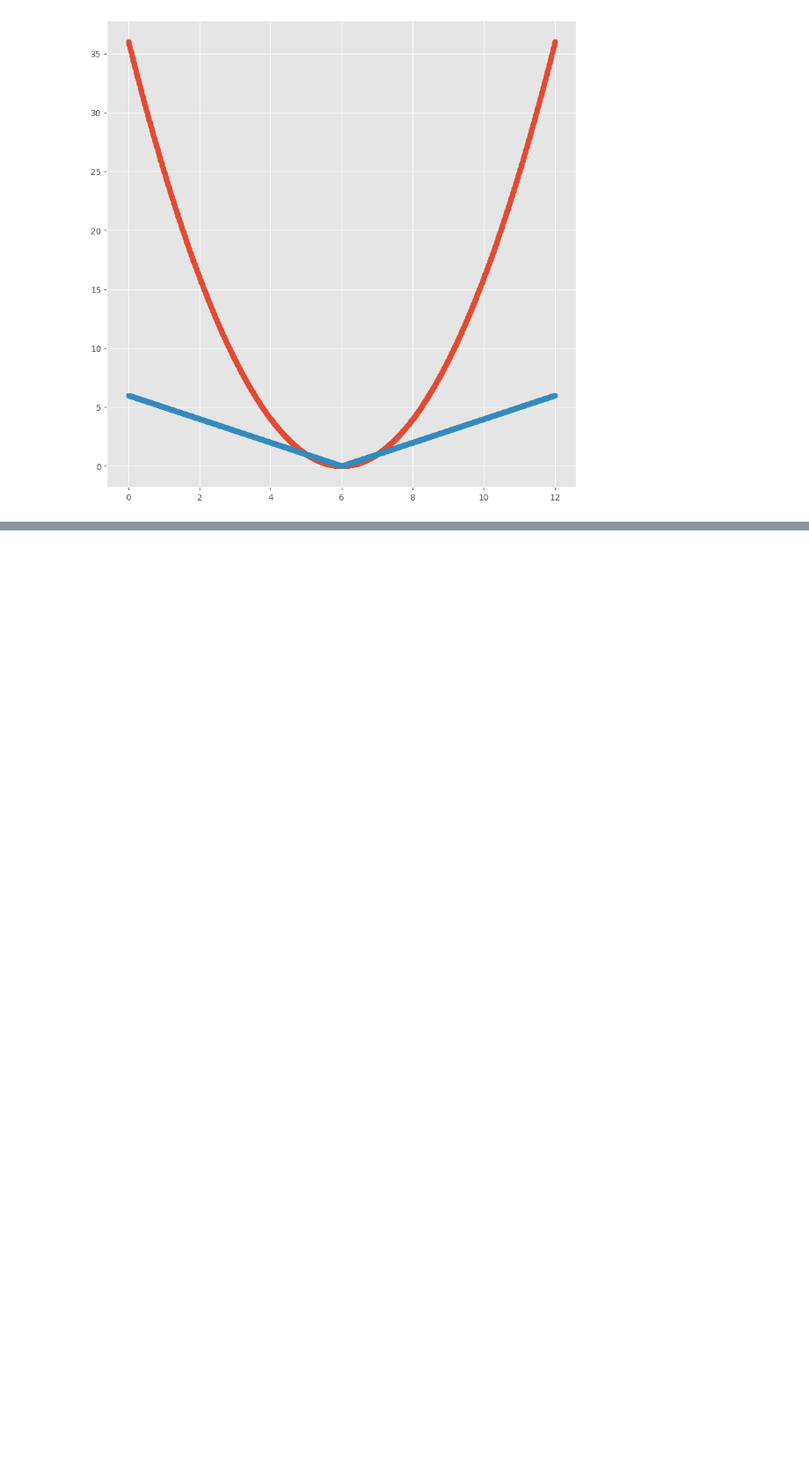
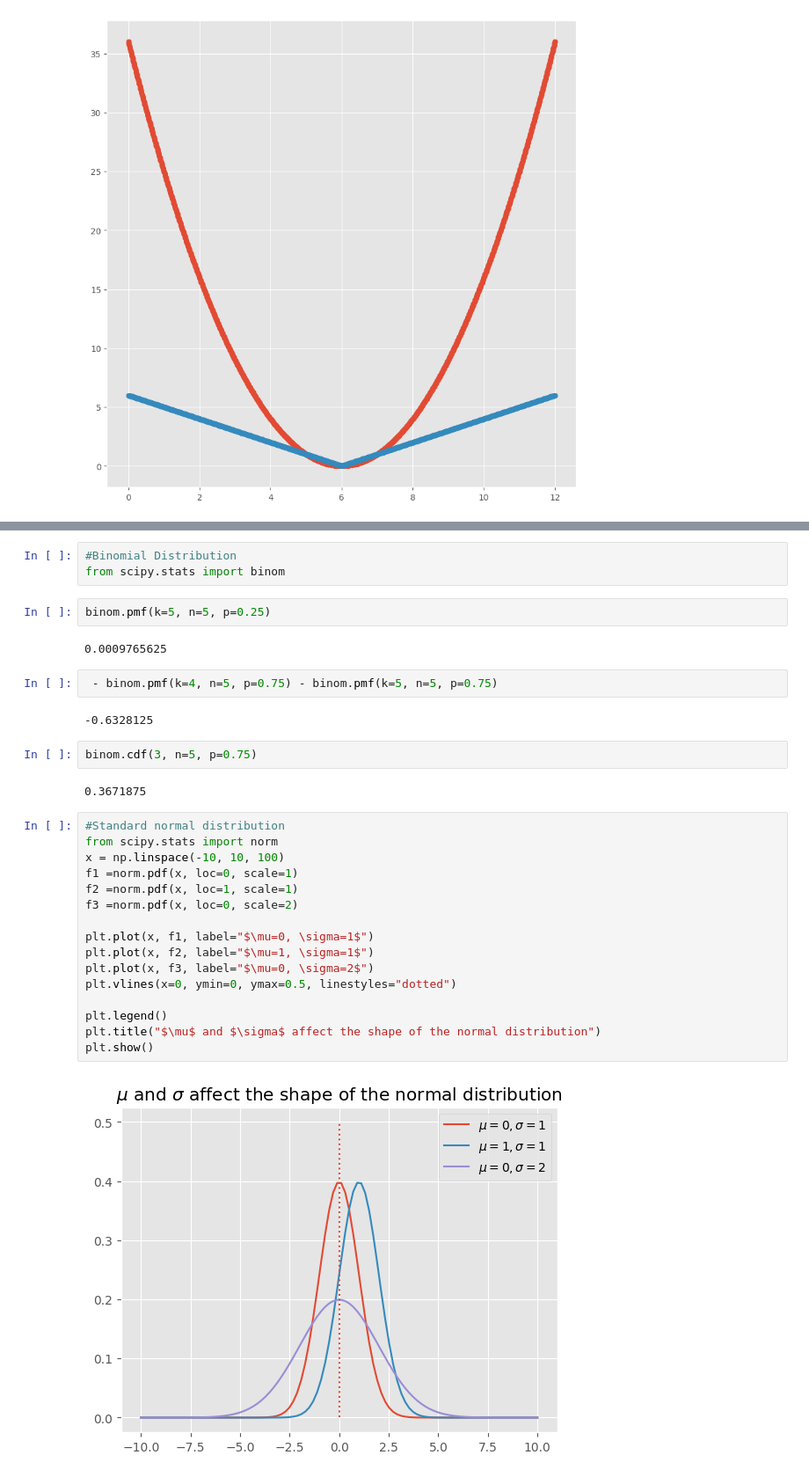
Before and after one commit to dikshithakalva/IIIT-H, a Jupyter notebook: Probability_and_Statistics.ipynb, the cells around one changed output, grey strips where cells are left out. Shown at 88% size. Cells and saved outputs as stored; diff of their text form; blank space fills up the shorter version.

```diff
--- a/Probability_and_Statistics.ipynb
+++ b/Probability_and_Statistics.ipynb
@@ -97,0 +136,33 @@ plt.show()
+# %%
+#Binomial Distribution
+from scipy.stats import binom
+# %%
+binom.pmf(k=5, n=5, p=0.25)
+# %% [output]
+0.0009765625
+# %%
+ - binom.pmf(k=4, n=5, p=0.75) - binom.pmf(k=5, n=5, p=0.75)
+# %% [output]
+-0.6328125
+# %%
+binom.cdf(3, n=5, p=0.75)
+# %% [output]
+0.3671875
+# %%
+#Standard normal distribution
+from scipy.stats import norm
+x = np.linspace(-10, 10, 100)
+f1 =norm.pdf(x, loc=0, scale=1)
+f2 =norm.pdf(x, loc=1, scale=1)
+f3 =norm.pdf(x, loc=0, scale=2)
+
+plt.plot(x, f1, label="$\mu=0, \sigma=1$")
+plt.plot(x, f2, label="$\mu=1, \sigma=1$")
+plt.plot(x, f3, label="$\mu=0, \sigma=2$")
+plt.vlines(x=0, ymin=0, ymax=0.5, linestyles="dotted")
+
+plt.legend()
+plt.title("$\mu$ and $\sigma$ affect the shape of the normal distribution")
+plt.show()
+# %% [output]
+[figure, added]
```
Also changed, not shown: parts of 24 cells of this notebook.
